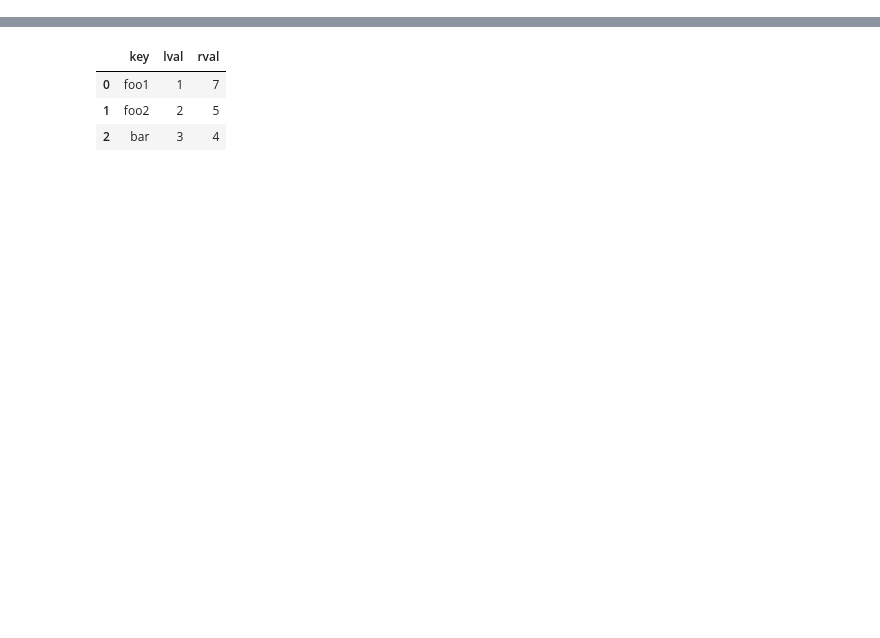
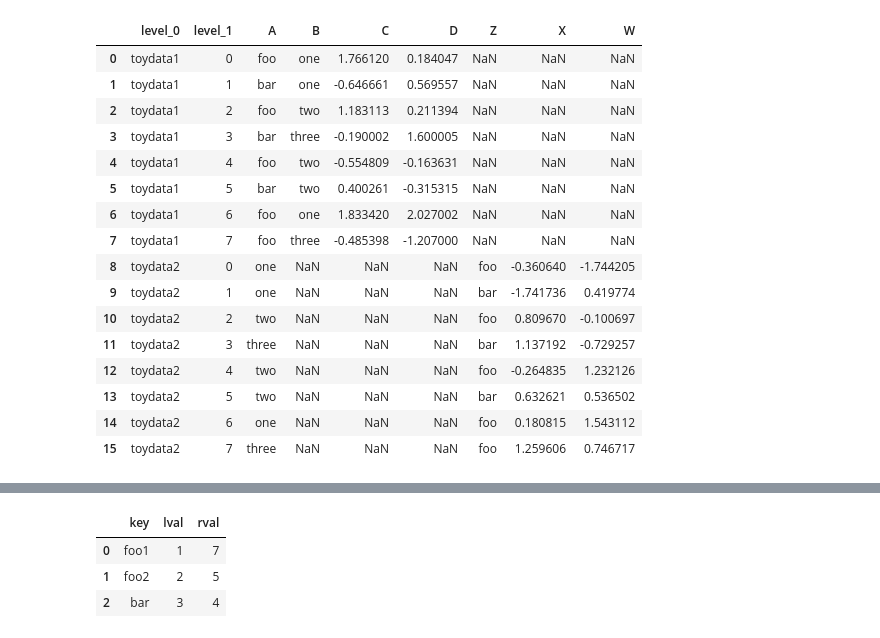
Before and after one commit to XionVolt/Ai-Ml, a Jupyter notebook: Programming/Pandas/07_mergingAndJoiningAndConcatenate.ipynb, the cells around one changed output, grey strips where cells are left out. Cells and saved outputs as stored; diff of their text form; code cells hidden in the pictures; blank space fills up the shorter version.

```diff
--- a/Programming/Pandas/07_mergingAndJoiningAndConcatenate.ipynb
+++ b/Programming/Pandas/07_mergingAndJoiningAndConcatenate.ipynb
@@ -63,3 +63,23 @@ pd.concat([toydata1, toydata2],keys=['toydata1','toydata2'])
+# %%
+pd.concat([toydata1, toydata2],keys=['toydata1','toydata2']).reset_index() # reset_index() to get the original index back
+# %% [output]
+|  | level_0 | level_1 | A | B | C | D | Z | X | W |
+| 0 | toydata1 | 0 | foo | one | 1.766120 | 0.184047 | NaN | NaN | NaN |
+| 1 | toydata1 | 1 | bar | one | -0.646661 | 0.569557 | NaN | NaN | NaN |
+| 2 | toydata1 | 2 | foo | two | 1.183113 | 0.211394 | NaN | NaN | NaN |
+| 3 | toydata1 | 3 | bar | three | -0.190002 | 1.600005 | NaN | NaN | NaN |
+| 4 | toydata1 | 4 | foo | two | -0.554809 | -0.163631 | NaN | NaN | NaN |
+| 5 | toydata1 | 5 | bar | two | 0.400261 | -0.315315 | NaN | NaN | NaN |
+| 6 | toydata1 | 6 | foo | one | 1.833420 | 2.027002 | NaN | NaN | NaN |
+| 7 | toydata1 | 7 | foo | three | -0.485398 | -1.207000 | NaN | NaN | NaN |
+| 8 | toydata2 | 0 | one | NaN | NaN | NaN | foo | -0.360640 | -1.744205 |
+| 9 | toydata2 | 1 | one | NaN | NaN | NaN | bar | -1.741736 | 0.419774 |
+| 10 | toydata2 | 2 | two | NaN | NaN | NaN | foo | 0.809670 | -0.100697 |
+| 11 | toydata2 | 3 | three | NaN | NaN | NaN | bar | 1.137192 | -0.729257 |
+| 12 | toydata2 | 4 | two | NaN | NaN | NaN | foo | -0.264835 | 1.232126 |
+| 13 | toydata2 | 5 | two | NaN | NaN | NaN | bar | 0.632621 | 0.536502 |
+| 14 | toydata2 | 6 | one | NaN | NaN | NaN | foo | 0.180815 | 1.543112 |
+| 15 | toydata2 | 7 | three | NaN | NaN | NaN | foo | 1.259606 | 0.746717 |
 # %%
 # multindex df indexing -> https://www.youtube.com/live/Ssy1EfK5S-o?si=rf1BY9gX-0n9iUVO&t=1397
 
```
Also changed, not shown: parts of 7 cells of this notebook, 4 other files.
